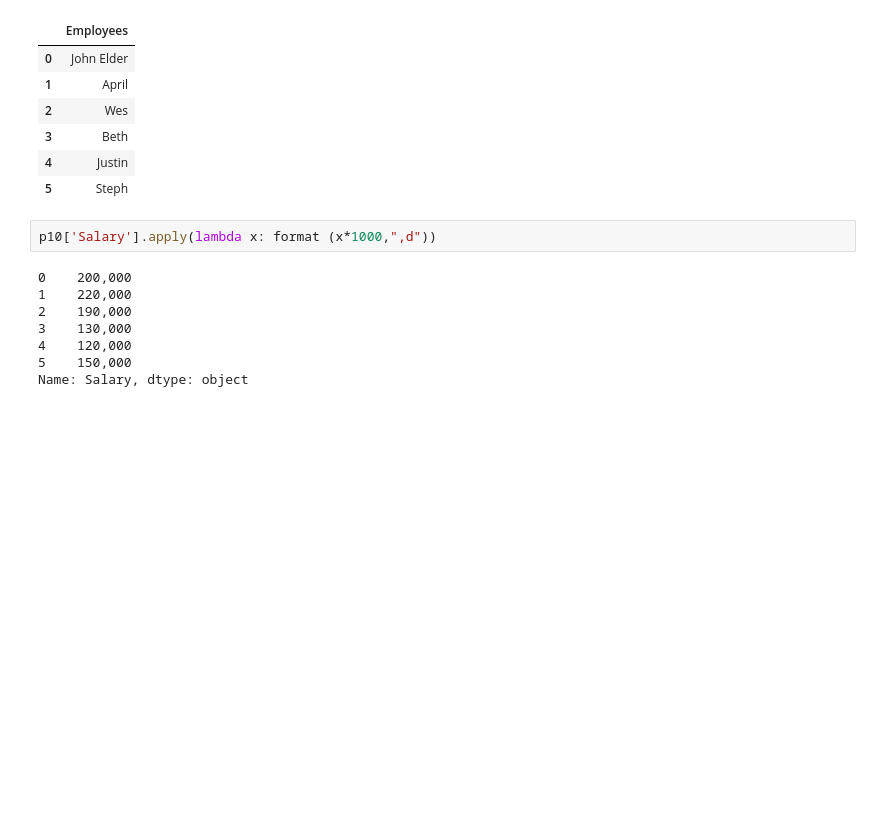
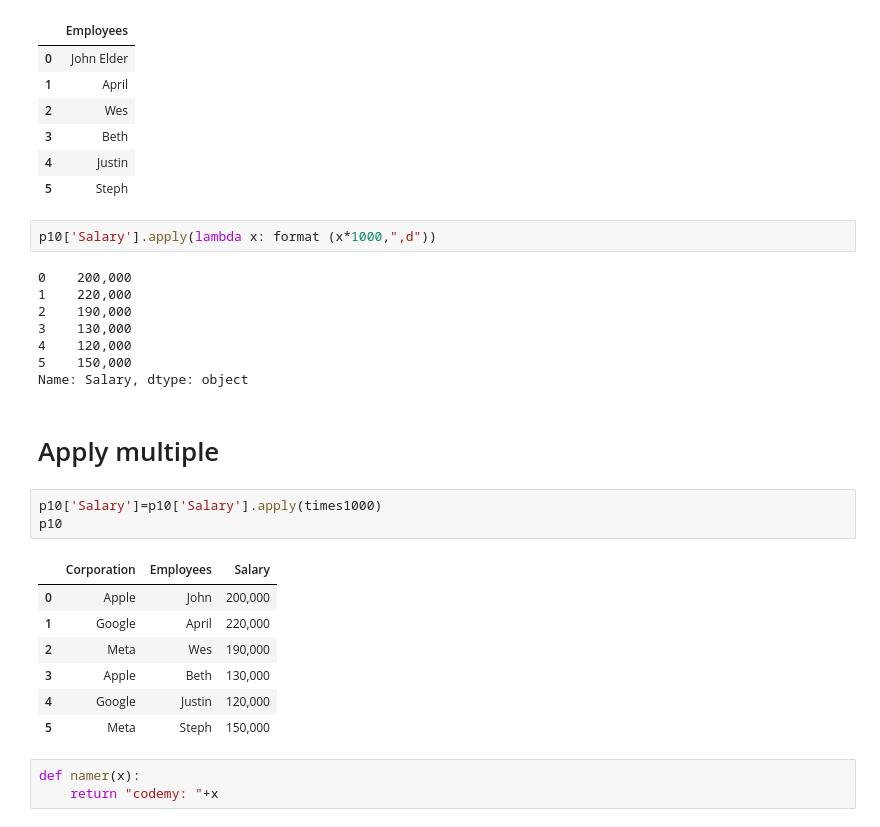
Before and after one commit to ndhineshkumaar/LibPractice, a Jupyter notebook: Pandas/try.ipynb, the cells around one changed output. Saved outputs shown, nothing was run; the diff lists cells and outputs as text; blank space fills up the shorter version.

```diff
--- a/Pandas/try.ipynb
+++ b/Pandas/try.ipynb
@@ -1018,3 +1018,19 @@ p10['Salary'].apply(lambda x: format (x*1000,",d"))
 4    120,000
 5    150,000
 Name: Salary, dtype: object
+# %% [markdown]
+# Apply multiple
+# %%
+p10['Salary']=p10['Salary'].apply(times1000)
+p10
+# %% [output]
+|  | Corporation | Employees | Salary |
+| 0 | Apple | John | 200,000 |
+| 1 | Google | April | 220,000 |
+| 2 | Meta | Wes | 190,000 |
+| 3 | Apple | Beth | 130,000 |
+| 4 | Google | Justin | 120,000 |
+| 5 | Meta | Steph | 150,000 |
+# %%
+def namer(x):
+    return "codemy: "+x
```
Also changed, not shown: parts of 9 cells of this notebook, 7 other files.
